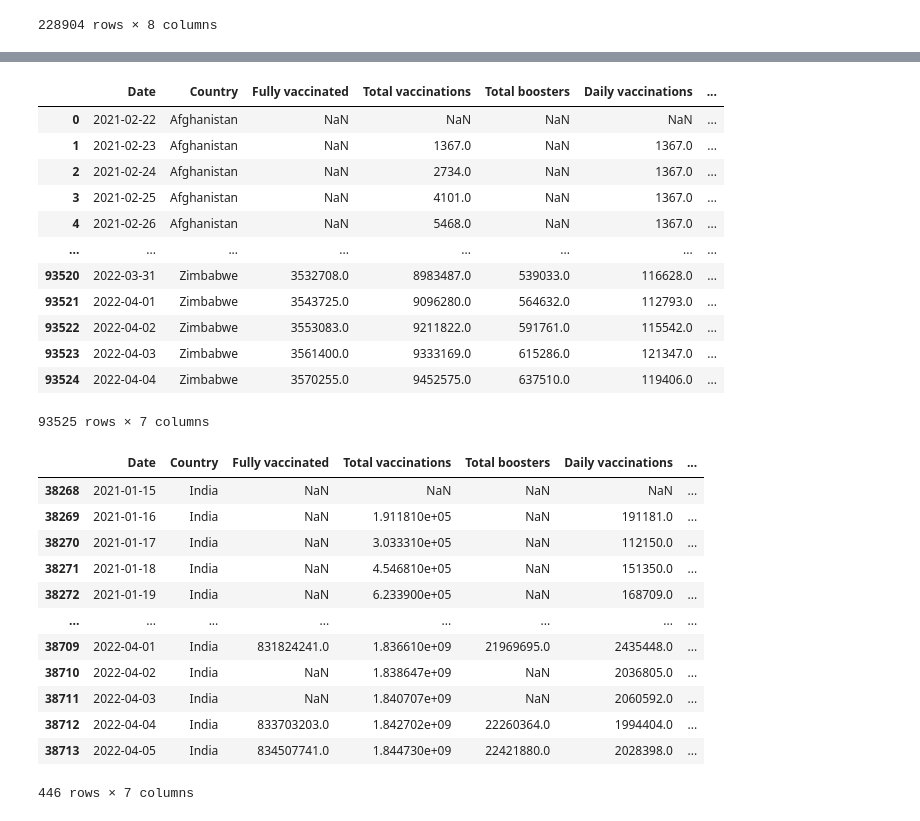
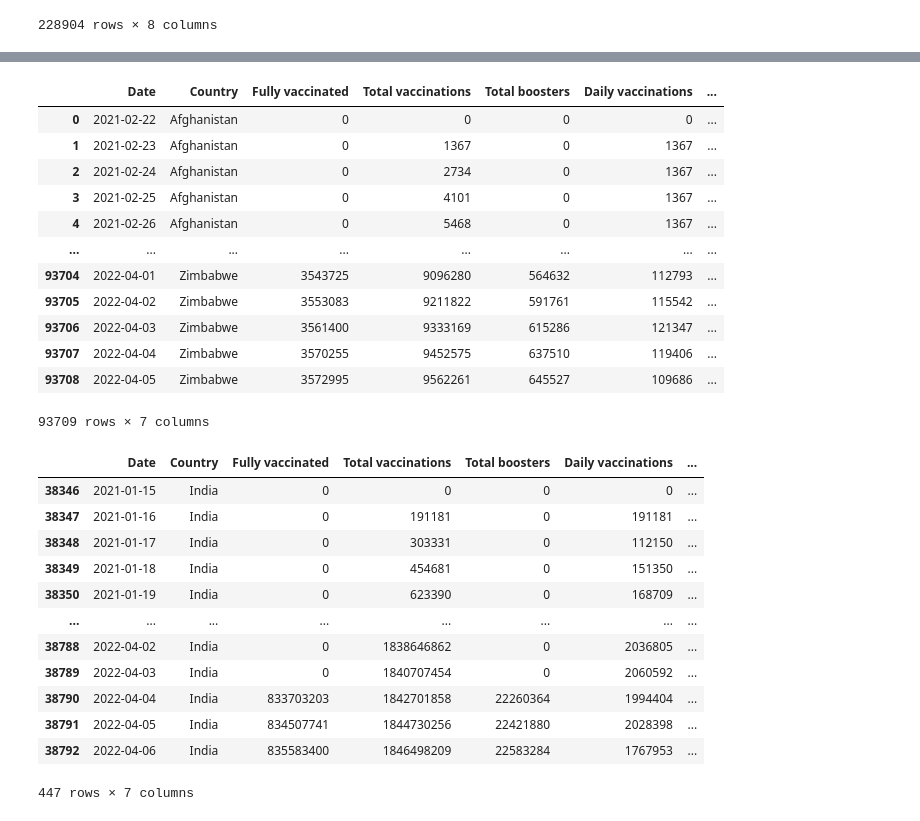
Before and after one commit to Akashkunwar/dscodes, a Jupyter notebook: cases_vaccination.ipynb, the cells around one changed output, grey strips where cells are left out. Cells and saved outputs as stored; diff of their text form; code cells hidden in the pictures.

```diff
--- a/cases_vaccination.ipynb
+++ b/cases_vaccination.ipynb
@@ -120,53 +141,80 @@ covid_df
 # %%
 vaccine_data = pd.read_csv('https://raw.githubusercontent.com/owid/covid-19-data/master/public/data/vaccinations/vaccinations.csv')
 vaccine_data['date']=pd.to_datetime(vaccine_data.date)
 #Date format change
 vaccine_data['date'] = pd.to_datetime(vaccine_data['date'],format='%y-%m-%d').dt.date
 #Dropping uncecessary data
-vaccine_data.drop(['total_vaccinations_per_hundred','iso_code','people_vaccinated_per_hundred','people_fully_vaccinated_per_hundred',
-                   'daily_vaccinations_per_million','daily_vaccinations_raw','total_vaccinations','people_vaccinated',
-                   'daily_people_vaccinated_per_hundred','total_boosters_per_hundred'], inplace=True, axis=1)
+vaccine_data.drop(['total_vaccinations_per_hundred',
+                   'iso_code',
+                   'people_vaccinated_per_hundred',
+                   'people_fully_vaccinated_per_hundred',
+                   'daily_vaccinations_per_million',
+                   'daily_vaccinations_raw',
+                   'total_vaccinations',
+                   'people_vaccinated',
+                   'daily_people_vaccinated_per_hundred',
+                   'total_boosters_per_hundred'], inplace=True, axis=1)
+
 #Rename vaccines to vaccine_name
 vaccine_data.rename(columns = {'vaccines':'vaccine_name'}, inplace = True)
+
+#Adding total vaccination column
 Total_vaccinations = vaccine_data.groupby('location')['daily_vaccinations'].cumsum()
 vaccine_data.insert(5,'Total_vaccinations',Total_vaccinations)
+
+#Renaming columns
 vaccine_df = vaccine_data.rename(columns={'location': 'Country',
                                     'date':'Date',
                                     'people_fully_vaccinated': 'Fully vaccinated',
                                     'total_boosters': 'Total boosters',
                                     'Total_vaccinations':'Total vaccinations',
                                     'daily_vaccinations': 'Daily vaccinations',
                                     'daily_people_vaccinated': 'Daily people vaccinated'})
 #Arranging columns
-vaccine_df = vaccine_df[['Date','Country',"Fully vaccinated",'Total vaccinations','Total boosters','Daily vaccinations','Daily people vaccinated']]
+vaccine_df = vaccine_df[['Date',
+                         'Country',
+                         "Fully vaccinated",
+                         'Total vaccinations',
+                         'Total boosters',
+                         'Daily vaccinations',
+                         'Daily people vaccinated']]
+
+# Converting Date to proper datetime format
+vaccine_df["Date"] = pd.to_datetime(vaccine_df["Date"])
+vaccine_df = vaccine_df.fillna(0)
+vaccine_df = vaccine_df.astype({"Fully vaccinated":'int',
+                                'Total vaccinations':'int',
+                                'Total boosters':'int',
+                                'Daily vaccinations':'int',
+                                'Daily people vaccinated':'int'})
 vaccine_df
 # %% [output]
 |  | Date | Country | Fully vaccinated | Total vaccinations | Total boosters | Daily vaccinations | ... |
-| 0 | 2021-02-22 | Afghanistan | NaN | NaN | NaN | NaN | ... |
-| 1 | 2021-02-23 | Afghanistan | NaN | 1367.0 | NaN | 1367.0 | ... |
-| 2 | 2021-02-24 | Afghanistan | NaN | 2734.0 | NaN | 1367.0 | ... |
-| 3 | 2021-02-25 | Afghanistan | NaN | 4101.0 | NaN | 1367.0 | ... |
-| 4 | 2021-02-26 | Afghanistan | NaN | 5468.0 | NaN | 1367.0 | ... |
+| 0 | 2021-02-22 | Afghanistan | 0 | 0 | 0 | 0 | ... |
+| 1 | 2021-02-23 | Afghanistan | 0 | 1367 | 0 | 1367 | ... |
+| 2 | 2021-02-24 | Afghanistan | 0 | 2734 | 0 | 1367 | ... |
+| 3 | 2021-02-25 | Afghanistan | 0 | 4101 | 0 | 1367 | ... |
+| 4 | 2021-02-26 | Afghanistan | 0 | 5468 | 0 | 1367 | ... |
 | ... | ... | ... | ... | ... | ... | ... | ... |
-| 93520 | 2022-03-31 | Zimbabwe | 3532708.0 | 8983487.0 | 539033.0 | 116628.0 | ... |
-| 93521 | 2022-04-01 | Zimbabwe | 3543725.0 | 9096280.0 | 564632.0 | 112793.0 | ... |
-| 93522 | 2022-04-02 | Zimbabwe | 3553083.0 | 9211822.0 | 591761.0 | 115542.0 | ... |
-| 93523 | 2022-04-03 | Zimbabwe | 3561400.0 | 9333169.0 | 615286.0 | 121347.0 | ... |
-| 93524 | 2022-04-04 | Zimbabwe | 3570255.0 | 9452575.0 | 637510.0 | 119406.0 | ... |
+| 93704 | 2022-04-01 | Zimbabwe | 3543725 | 9096280 | 564632 | 112793 | ... |
+| 93705 | 2022-04-02 | Zimbabwe | 3553083 | 9211822 | 591761 | 115542 | ... |
+| 93706 | 2022-04-03 | Zimbabwe | 3561400 | 9333169 | 615286 | 121347 | ... |
+| 93707 | 2022-04-04 | Zimbabwe | 3570255 | 9452575 | 637510 | 119406 | ... |
+| 93708 | 2022-04-05 | Zimbabwe | 3572995 | 9562261 | 645527 | 109686 | ... |
-93525 rows × 7 columns
+93709 rows × 7 columns
 # %%
 vaccine_df[vaccine_df.Country=='India']
 # %% [output]
 |  | Date | Country | Fully vaccinated | Total vaccinations | Total boosters | Daily vaccinations | ... |
-| 38268 | 2021-01-15 | India | NaN | NaN | NaN | NaN | ... |
-| 38269 | 2021-01-16 | India | NaN | 1.911810e+05 | NaN | 191181.0 | ... |
-| 38270 | 2021-01-17 | India | NaN | 3.033310e+05 | NaN | 112150.0 | ... |
-| 38271 | 2021-01-18 | India | NaN | 4.546810e+05 | NaN | 151350.0 | ... |
-| 38272 | 2021-01-19 | India | NaN | 6.233900e+05 | NaN | 168709.0 | ... |
+| 38346 | 2021-01-15 | India | 0 | 0 | 0 | 0 | ... |
+| 38347 | 2021-01-16 | India | 0 | 191181 | 0 | 191181 | ... |
+| 38348 | 2021-01-17 | India | 0 | 303331 | 0 | 112150 | ... |
+| 38349 | 2021-01-18 | India | 0 | 454681 | 0 | 151350 | ... |
+| 38350 | 2021-01-19 | India | 0 | 623390 | 0 | 168709 | ... |
 | ... | ... | ... | ... | ... | ... | ... | ... |
-| 38709 | 2022-04-01 | India | 831824241.0 | 1.836610e+09 | 21969695.0 | 2435448.0 | ... |
-| 38710 | 2022-04-02 | India | NaN | 1.838647e+09 | NaN | 2036805.0 | ... |
-| 38711 | 2022-04-03 | India | NaN | 1.840707e+09 | NaN | 2060592.0 | ... |
-| 38712 | 2022-04-04 | India | 833703203.0 | 1.842702e+09 | 22260364.0 | 1994404.0 | ... |
-| 38713 | 2022-04-05 | India | 834507741.0 | 1.844730e+09 | 22421880.0 | 2028398.0 | ... |
+| 38788 | 2022-04-02 | India | 0 | 1838646862 | 0 | 2036805 | ... |
+| 38789 | 2022-04-03 | India | 0 | 1840707454 | 0 | 2060592 | ... |
+| 38790 | 2022-04-04 | India | 833703203 | 1842701858 | 22260364 | 1994404 | ... |
+| 38791 | 2022-04-05 | India | 834507741 | 1844730256 | 22421880 | 2028398 | ... |
+| 38792 | 2022-04-06 | India | 835583400 | 1846498209 | 22583284 | 1767953 | ... |
-446 rows × 7 columns
+447 rows × 7 columns
```
Also changed, not shown: parts of 2 cells of this notebook.
